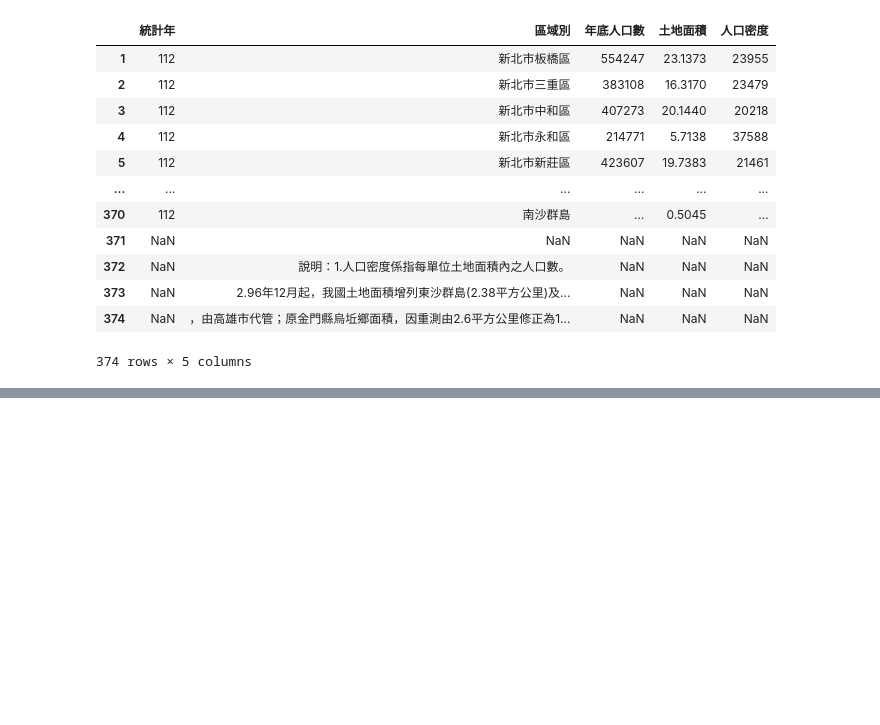
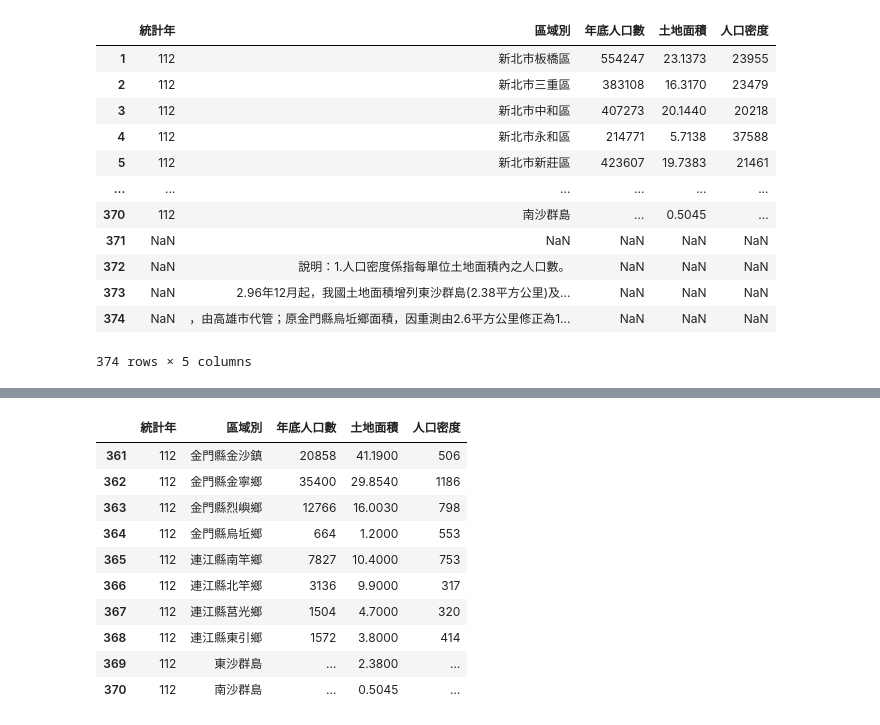
Before and after one commit to charlywang11/2024_05_05_sunday, a Jupyter notebook: lesson16/lesson16_3.ipynb, the cells around one changed output, grey strips where cells are left out. Saved outputs shown, nothing was run; the diff lists cells and outputs as text; code cells hidden in the pictures; blank space fills up the shorter version.

```diff
--- a/lesson16/lesson16_3.ipynb
+++ b/lesson16/lesson16_3.ipynb
@@ -60,0 +92,14 @@ df3
+# %%
+df4.iloc[-10:]
+# %% [output]
+|  | 統計年 | 區域別 | 年底人口數 | 土地面積 | 人口密度 |
+| 361 | 112 | 金門縣金沙鎮 | 20858 | 41.1900 | 506 |
+| 362 | 112 | 金門縣金寧鄉 | 35400 | 29.8540 | 1186 |
+| 363 | 112 | 金門縣烈嶼鄉 | 12766 | 16.0030 | 798 |
+| 364 | 112 | 金門縣烏坵鄉 | 664 | 1.2000 | 553 |
+| 365 | 112 | 連江縣南竿鄉 | 7827 | 10.4000 | 753 |
+| 366 | 112 | 連江縣北竿鄉 | 3136 | 9.9000 | 317 |
+| 367 | 112 | 連江縣莒光鄉 | 1504 | 4.7000 | 320 |
+| 368 | 112 | 連江縣東引鄉 | 1572 | 3.8000 | 414 |
+| 369 | 112 | 東沙群島 | … | 2.3800 | … |
+| 370 | 112 | 南沙群島 | … | 0.5045 | … |
```
Also changed, not shown: parts of 5 cells of this notebook, 1 other file.
